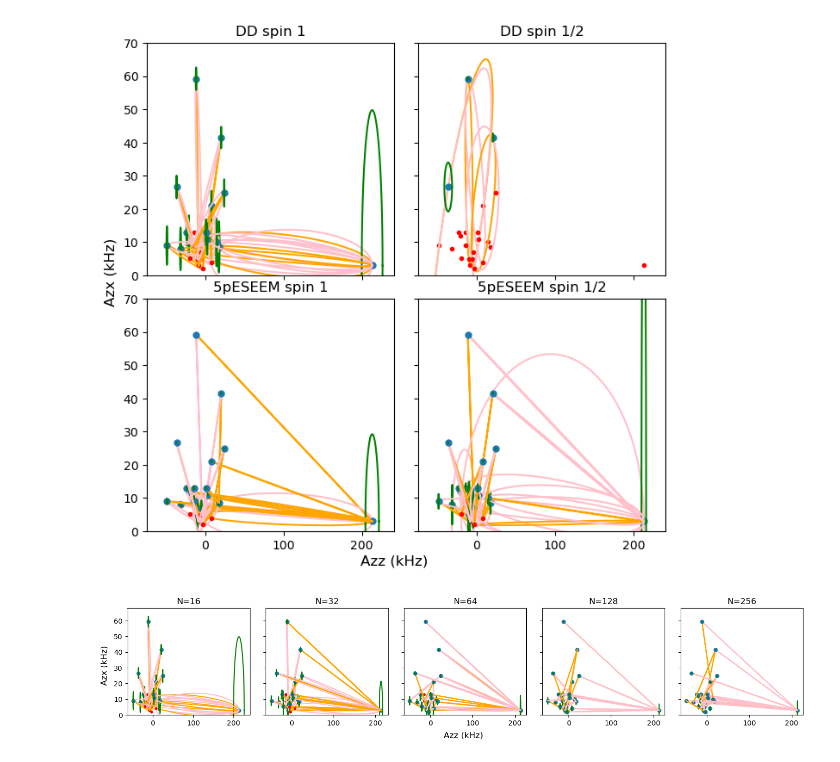
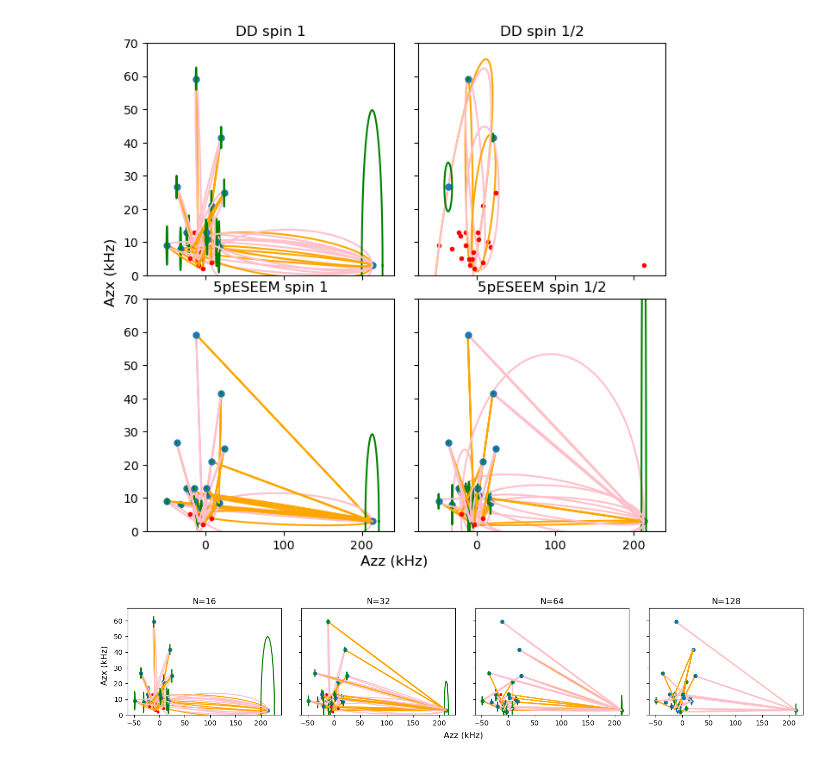
Before and after one commit to majidzahedian/Majid, a Jupyter notebook: Covariance_matrix_analysis.ipynb, the cells around one changed output. Saved outputs shown, nothing was run; the diff lists cells and outputs as text; code cells hidden in the pictures.

```diff
--- a/Covariance_matrix_analysis.ipynb
+++ b/Covariance_matrix_analysis.ipynb
@@ -1338,5 +1338,5 @@ cov_eseem_half = np.loadtxt("cov_eseem_half.csv", delimiter=",") # Load the 2D a
 
 
 loaded_arr = np.loadtxt("Fisher_dd_one_list.csv", delimiter=",") # Load the 2D array from the CSV file
-Fisher_dd_one_list = loaded_arr.reshape((arr.shape[0], arr.shape[1], arr.shape[2])) # Reshape the 2D array back to its original 3D shape
+Fisher_dd_one_list = loaded_arr.reshape((5, 46, 46)) # Reshape the 2D array back to its original 3D shape
 # %%
@@ -1650,17 +1649,17 @@ plt.show()
 [figure]
 # %%
 t = np.linspace(0, 2*np.pi, 100)
-N_pi=[16,32,64,128,256]
-fig, ax = plt.subplots(1, 5, figsize=(15, 3), sharey=True)
-for n in range(5):
+N_pi=[16,32,64,128]
+fig, ax = plt.subplots(1, 4, figsize=(15, 3), sharey=True)
+for n in range(len(N_pi)):
     Fisher = np.array(Fisher_dd_one_list[n])
     Inv_Fisher_dd_one = np.linalg.inv(Fisher)
     cov_dd_one = Inv_Fisher_dd_one #*1/steps
     for i in range(len(Azz)):
         x1 = Azz[i]     #x-position of the center
-        X1 = np.min(np.abs(np.delete(Azz, i) - np.full_like(np.delete(Azz, i), x1, dtype=float)))
+        X1 = np.min(np.abs(np.delete(Azz, i) - np.full_like(np.delete(Azz, i), x1, dtype=float))) # neares Azz neighbore
         y1 = Azx[i]    #y-position of the center
-        Y1 = np.min(np.abs(np.delete(Azx, i) - np.full_like(np.delete(Azx, i), y1, dtype=float)))
+        Y1 = np.min(np.abs(np.delete(Azx, i) - np.full_like(np.delete(Azx, i), y1, dtype=float))) # neares Azx neighbore
         Rx1 = np.sqrt(np.abs(cov_dd_one[i,i]))     #radius on the x-axis
         Ry1 = np.sqrt(np.abs(cov_dd_one[i+23,i+23]))   #radius on the y-axis
         if Rx1< min([abs(x1), X1]) or Ry1<min([abs(y1), Y1]):
@@ -1669,31 +1668,31 @@ for n in range(5):
                 if j!=i:
                     x2 = Azz[j]     #x-position of the center
                     y2 = Azx[j]    #y-position of the center
                     Rx2 = np.sqrt(np.abs(cov_dd_one[j,j]))     #radius on the x-axis
                     Ry2 = np.sqrt(np.abs(cov_dd_one[j+23,j+23]))   #radius on the y-axis
                     c = np.sqrt(np.abs(cov_dd_one[i,j]))
                     if c>c_max: c_max, jc = c, j
                     d = np.sqrt(np.abs(cov_dd_one[i+23,j+23]))
                     if d>d_max: d_max, jd= d, j
             x2, y2 = Azz[jc], Azx[jc]
             U = (x1+x2)/2 + (x2-x1)/2*np.cos(t)-c_max*(y2-y1)/np.sqrt((x2-x1)**2+(y2-y1)**2)*np.sin(t)
             V = (y1+y2)/2 + (y2-y1)/2*np.cos(t)+c_max*(x2-x1)/np.sqrt((x2-x1)**2+(y2-y1)**2)*np.sin(t)
             ax[n].plot(U,V, color='orange')
             x2, y2 = Azz[jd], Azx[jd]
             U = (x1+x2)/2 + (x2-x1)/2*np.cos(t)-d_max*(y2-y1)/np.sqrt((x2-x1)**2+(y2-y1)**2)*np.sin(t)
             V = (y1+y2)/2 + (y2-y1)/2*np.cos(t)+d_max*(x2-x1)/np.sqrt((x2-x1)**2+(y2-y1)**2)*np.sin(t)
             ax[n].plot(U,V, color='pink')
 
             ax[n].plot(x1, y1, 'o', markersize=5, color='C0')
             ax[n].plot(x1+Rx1*np.cos(t) , y1+Ry1*np.sin(t) , color = 'green')
             ax[n].set_title('N={:}'.format(N_pi[n]))
         else:
             ax[n].plot(x1, y1, 'o', markersize=3, color='red')
 
 fig.subplots_adjust(hspace=0.25,bottom=0.17, left = 0.055, wspace = 0.13, right = 0.95)
 fig.supxlabel("Azz (kHz)")
 fig.supylabel('Azx (kHz)')
 plt.ylim(ymin=0)
 plt.show()
 # %% [output]
-[figure, old version]
+[figure, new version]
```
Also changed, not shown: parts of 2 cells of this notebook.
